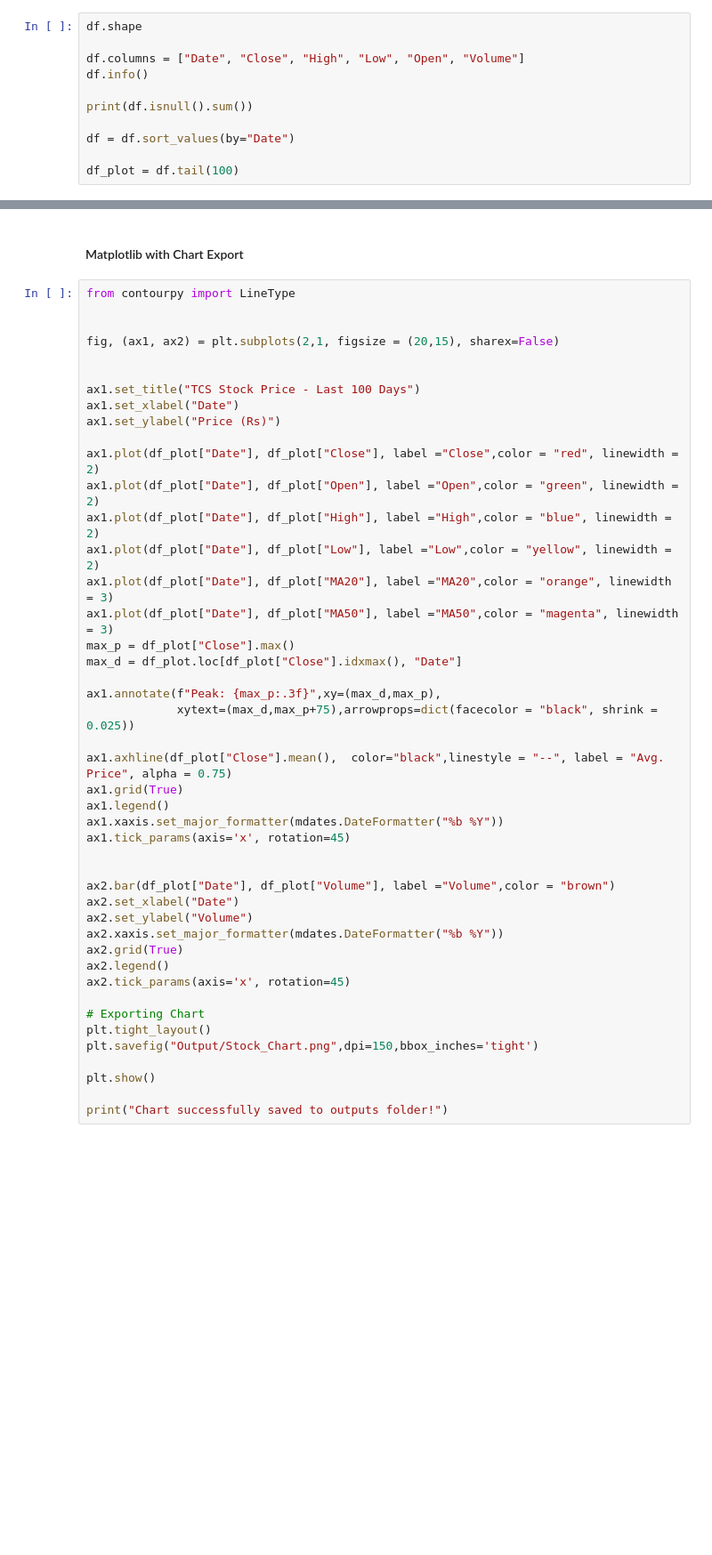
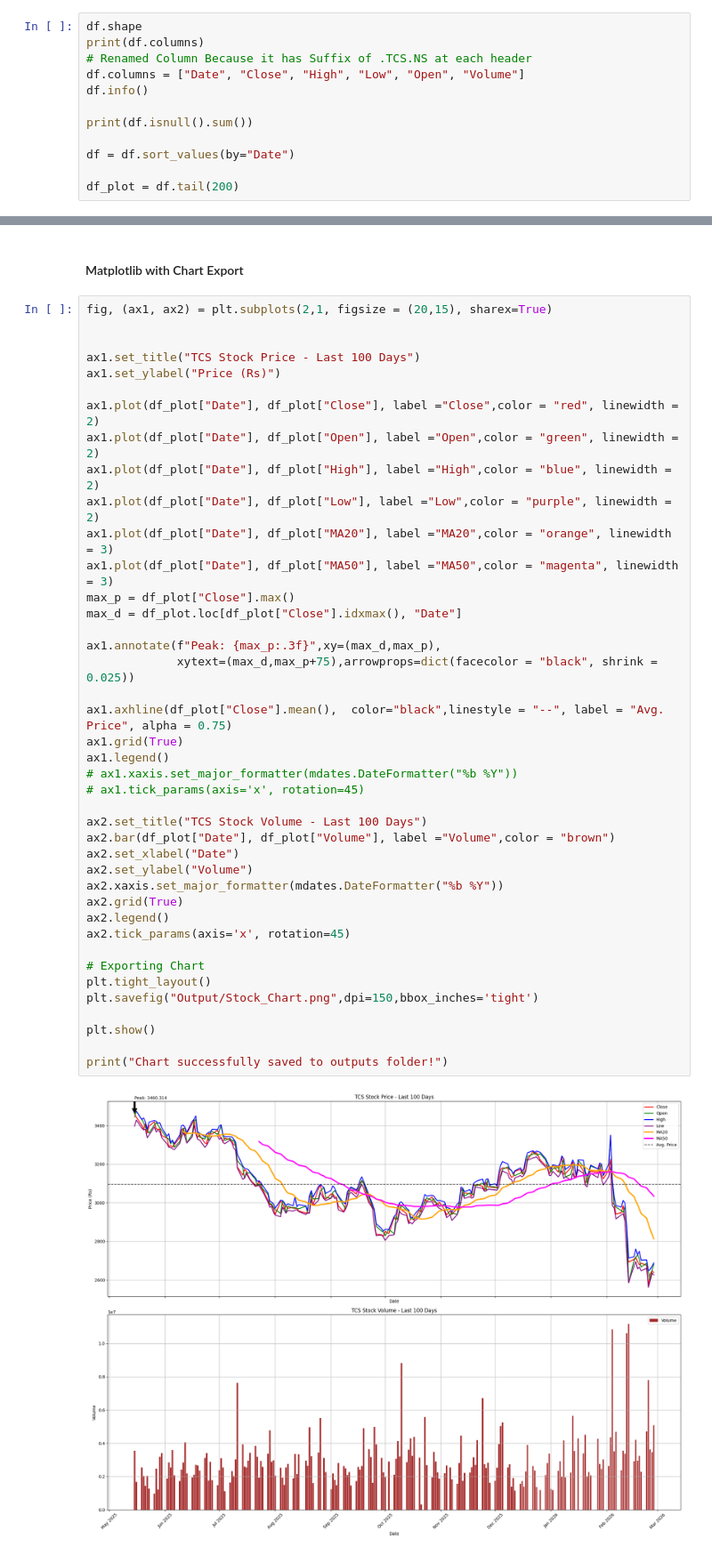
Before and after one commit to AniketWarghat/Python_Project, a Jupyter notebook: 03_Matplotlib_&_Visualization/Project_11/11_stock_analysis.ipynb, the cells around one changed output, grey strips where cells are left out. Shown at 89% size. Drawn from its saved outputs; the diff is of its cells as text; blank space fills up the shorter version.

```diff
--- a/03_Matplotlib_&_Visualization/Project_11/11_stock_analysis.ipynb
+++ b/03_Matplotlib_&_Visualization/Project_11/11_stock_analysis.ipynb
@@ -35,7 +38,8 @@ print(f"{File_name} saved successfully to the data folder!")
 #### Data Cleaning & Sorting
 # %%
 df.shape
-
+print(df.columns)
+# Renamed Column Because it has Suffix of .TCS.NS at each header
 df.columns = ["Date", "Close", "High", "Low", "Open", "Volume"]
 df.info()
 
@@ -43,4 +47,4 @@ print(df.isnull().sum())
 
 df = df.sort_values(by="Date")
 
-df_plot = df.tail(100)
+df_plot = df.tail(200)
@@ -54,47 +87,45 @@ df_plot["MA50"] = df_plot["Close"].rolling(window=50).mean()
 # %% [markdown]
 #### Matplotlib with Chart Export
 # %%
-from contourpy import LineType
-
-
-fig, (ax1, ax2) = plt.subplots(2,1, figsize = (20,15), sharex=False)
+fig, (ax1, ax2) = plt.subplots(2,1, figsize = (20,15), sharex=True)
 
 
 ax1.set_title("TCS Stock Price - Last 100 Days")
-ax1.set_xlabel("Date")
 ax1.set_ylabel("Price (Rs)")
 
 ax1.plot(df_plot["Date"], df_plot["Close"], label ="Close",color = "red", linewidth = 2)
 ax1.plot(df_plot["Date"], df_plot["Open"], label ="Open",color = "green", linewidth = 2)
 ax1.plot(df_plot["Date"], df_plot["High"], label ="High",color = "blue", linewidth = 2)
-ax1.plot(df_plot["Date"], df_plot["Low"], label ="Low",color = "yellow", linewidth = 2)
+ax1.plot(df_plot["Date"], df_plot["Low"], label ="Low",color = "purple", linewidth = 2)
 ax1.plot(df_plot["Date"], df_plot["MA20"], label ="MA20",color = "orange", linewidth = 3)
 ax1.plot(df_plot["Date"], df_plot["MA50"], label ="MA50",color = "magenta", linewidth = 3)
 max_p = df_plot["Close"].max()
 max_d = df_plot.loc[df_plot["Close"].idxmax(), "Date"]
 
 ax1.annotate(f"Peak: {max_p:.3f}",xy=(max_d,max_p),
              xytext=(max_d,max_p+75),arrowprops=dict(facecolor = "black", shrink = 0.025))
 
 ax1.axhline(df_plot["Close"].mean(),  color="black",linestyle = "--", label = "Avg. Price", alpha = 0.75)
 ax1.grid(True)
 ax1.legend()
-ax1.xaxis.set_major_formatter(mdates.DateFormatter("%b %Y"))
-ax1.tick_params(axis='x', rotation=45)
+# ax1.xaxis.set_major_formatter(mdates.DateFormatter("%b %Y"))
+# ax1.tick_params(axis='x', rotation=45)
 
-
+ax2.set_title("TCS Stock Volume - Last 100 Days")
 ax2.bar(df_plot["Date"], df_plot["Volume"], label ="Volume",color = "brown")
 ax2.set_xlabel("Date")
 ax2.set_ylabel("Volume")
 ax2.xaxis.set_major_formatter(mdates.DateFormatter("%b %Y"))
 ax2.grid(True)
 ax2.legend()
 ax2.tick_params(axis='x', rotation=45)
 
 # Exporting Chart
 plt.tight_layout()
 plt.savefig("Output/Stock_Chart.png",dpi=150,bbox_inches='tight')
 
 plt.show()
 
 print("Chart successfully saved to outputs folder!")
+# %% [output]
+[figure, added]
```
Also changed, not shown: parts of 4 cells of this notebook, 3 other files.
